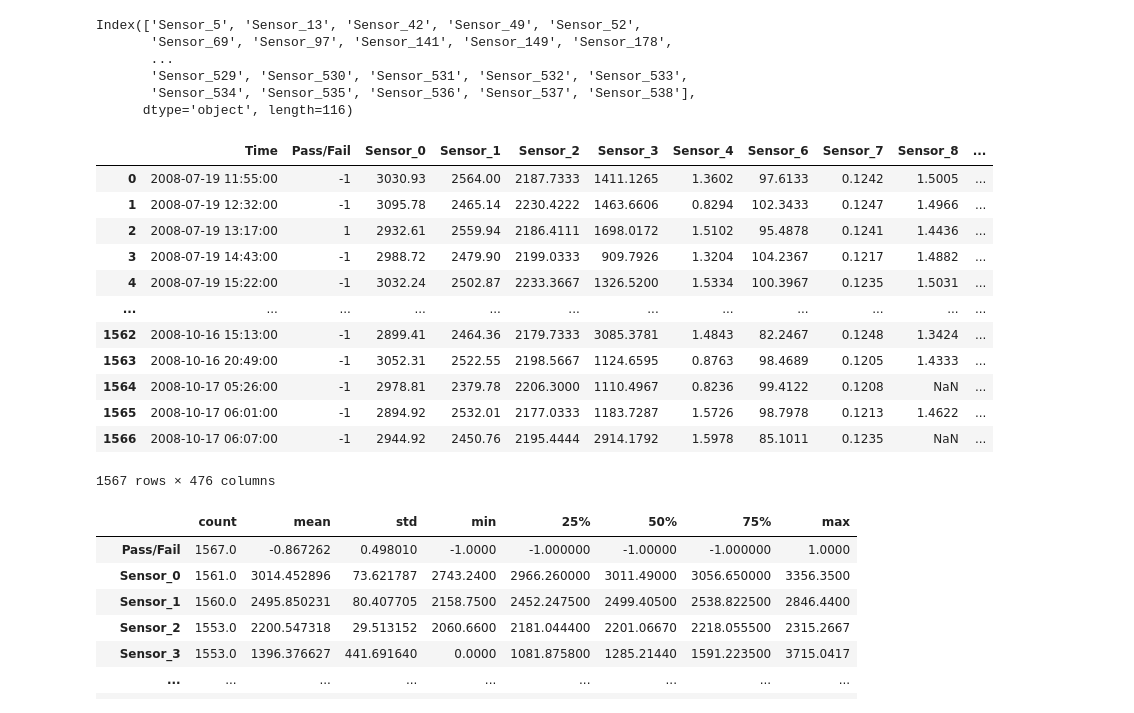
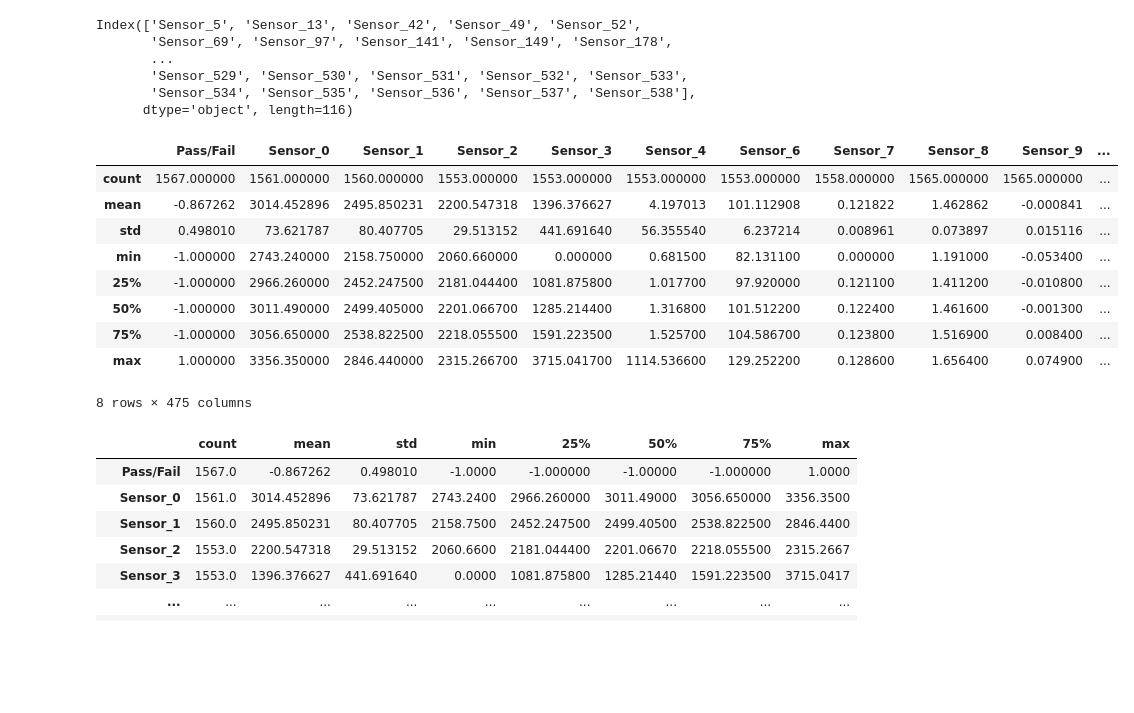
Before and after one commit to Kipioneer/TJE_Dissplay, a Jupyter notebook: UCI Secom.ipynb, the cells around one changed output. Cells and saved outputs as stored; diff of their text form; code cells hidden in the pictures; blank space fills up the shorter version.

```diff
--- a/UCI Secom.ipynb
+++ b/UCI Secom.ipynb
@@ -70,5 +70,5 @@ df_change = df.drop(['Time', 'Pass/Fail'], axis=1).add_prefix('Sensor_')
 # %%
-df = pd.concat([df_except, df_change], axis=1)
+df = pd.concat([df_a, df_b], axis=1)
 # %%
 df.head()
 # %% [output]
@@ -80,4 +80,4 @@ df.head()
 | 4 | 2008-07-19 15:22:00 | -1 | 3032.24 | 2502.87 | 2233.3667 | 1326.5200 | 1.5334 | 100.0 | 100.3967 | 0.1235 | ... |
 5 rows × 592 columns
 # %%
-df_stat
+df_statistic = df.describe().transpose()
@@ -114,8 +116,8 @@ df_stat[df_stat['std'] == 0]
 | Sensor_538 | 1558.0 | 0.0 | 0.0 | 0.0 | 0.0 | 0.0 | 0.0 | 0.0 |
 116 rows × 8 columns
 # %%
-remove_nm_cols = df_stat[df_stat['std'] == 0].index
-remove_nm_cols
+remove_no_meaning_cols = df_statistic[df_statistic['std'] == 0].index
+remove_no_meaning_cols
 # %% [output]
 Index(['Sensor_5', 'Sensor_13', 'Sensor_42', 'Sensor_49', 'Sensor_52',
        'Sensor_69', 'Sensor_97', 'Sensor_141', 'Sensor_149', 'Sensor_178',
@@ -124,21 +126,18 @@ Index(['Sensor_5', 'Sensor_13', 'Sensor_42', 'Sensor_49', 'Sensor_52',
        'Sensor_534', 'Sensor_535', 'Sensor_536', 'Sensor_537', 'Sensor_538'],
       dtype='object', length=116)
 # %%
-df_second = df.drop(remove_nm_cols, axis=1) # 표준편차 0값이 컬럼들 제거
+df_2 = df.drop(remove_no_meaning_cols, axis=1) # 표준편차 0값이 컬럼들 제거
 # %%
-df_second
+df_2 .describe()
 # %% [output]
-|  | Time | Pass/Fail | Sensor_0 | Sensor_1 | Sensor_2 | Sensor_3 | Sensor_4 | Sensor_6 | Sensor_7 | Sensor_8 | ... |
-| 0 | 2008-07-19 11:55:00 | -1 | 3030.93 | 2564.00 | 2187.7333 | 1411.1265 | 1.3602 | 97.6133 | 0.1242 | 1.5005 | ... |
-| 1 | 2008-07-19 12:32:00 | -1 | 3095.78 | 2465.14 | 2230.4222 | 1463.6606 | 0.8294 | 102.3433 | 0.1247 | 1.4966 | ... |
-| 2 | 2008-07-19 13:17:00 | 1 | 2932.61 | 2559.94 | 2186.4111 | 1698.0172 | 1.5102 | 95.4878 | 0.1241 | 1.4436 | ... |
-| 3 | 2008-07-19 14:43:00 | -1 | 2988.72 | 2479.90 | 2199.0333 | 909.7926 | 1.3204 | 104.2367 | 0.1217 | 1.4882 | ... |
-| 4 | 2008-07-19 15:22:00 | -1 | 3032.24 | 2502.87 | 2233.3667 | 1326.5200 | 1.5334 | 100.3967 | 0.1235 | 1.5031 | ... |
-| ... | ... | ... | ... | ... | ... | ... | ... | ... | ... | ... | ... |
-| 1562 | 2008-10-16 15:13:00 | -1 | 2899.41 | 2464.36 | 2179.7333 | 3085.3781 | 1.4843 | 82.2467 | 0.1248 | 1.3424 | ... |
-| 1563 | 2008-10-16 20:49:00 | -1 | 3052.31 | 2522.55 | 2198.5667 | 1124.6595 | 0.8763 | 98.4689 | 0.1205 | 1.4333 | ... |
-| 1564 | 2008-10-17 05:26:00 | -1 | 2978.81 | 2379.78 | 2206.3000 | 1110.4967 | 0.8236 | 99.4122 | 0.1208 | NaN | ... |
-| 1565 | 2008-10-17 06:01:00 | -1 | 2894.92 | 2532.01 | 2177.0333 | 1183.7287 | 1.5726 | 98.7978 | 0.1213 | 1.4622 | ... |
-| 1566 | 2008-10-17 06:07:00 | -1 | 2944.92 | 2450.76 | 2195.4444 | 2914.1792 | 1.5978 | 85.1011 | 0.1235 | NaN | ... |
+|  | Pass/Fail | Sensor_0 | Sensor_1 | Sensor_2 | Sensor_3 | Sensor_4 | Sensor_6 | Sensor_7 | Sensor_8 | Sensor_9 | ... |
+| count | 1567.000000 | 1561.000000 | 1560.000000 | 1553.000000 | 1553.000000 | 1553.000000 | 1553.000000 | 1558.000000 | 1565.000000 | 1565.000000 | ... |
+| mean | -0.867262 | 3014.452896 | 2495.850231 | 2200.547318 | 1396.376627 | 4.197013 | 101.112908 | 0.121822 | 1.462862 | -0.000841 | ... |
+| std | 0.498010 | 73.621787 | 80.407705 | 29.513152 | 441.691640 | 56.355540 | 6.237214 | 0.008961 | 0.073897 | 0.015116 | ... |
+| min | -1.000000 | 2743.240000 | 2158.750000 | 2060.660000 | 0.000000 | 0.681500 | 82.131100 | 0.000000 | 1.191000 | -0.053400 | ... |
+| 25% | -1.000000 | 2966.260000 | 2452.247500 | 2181.044400 | 1081.875800 | 1.017700 | 97.920000 | 0.121100 | 1.411200 | -0.010800 | ... |
+| 50% | -1.000000 | 3011.490000 | 2499.405000 | 2201.066700 | 1285.214400 | 1.316800 | 101.512200 | 0.122400 | 1.461600 | -0.001300 | ... |
+| 75% | -1.000000 | 3056.650000 | 2538.822500 | 2218.055500 | 1591.223500 | 1.525700 | 104.586700 | 0.123800 | 1.516900 | 0.008400 | ... |
+| max | 1.000000 | 3356.350000 | 2846.440000 | 2315.266700 | 3715.041700 | 1114.536600 | 129.252200 | 0.128600 | 1.656400 | 0.074900 | ... |
-1567 rows × 476 columns
+8 rows × 475 columns
 # %%
```
Also changed, not shown: parts of 78 cells of this notebook, 7 other files.
